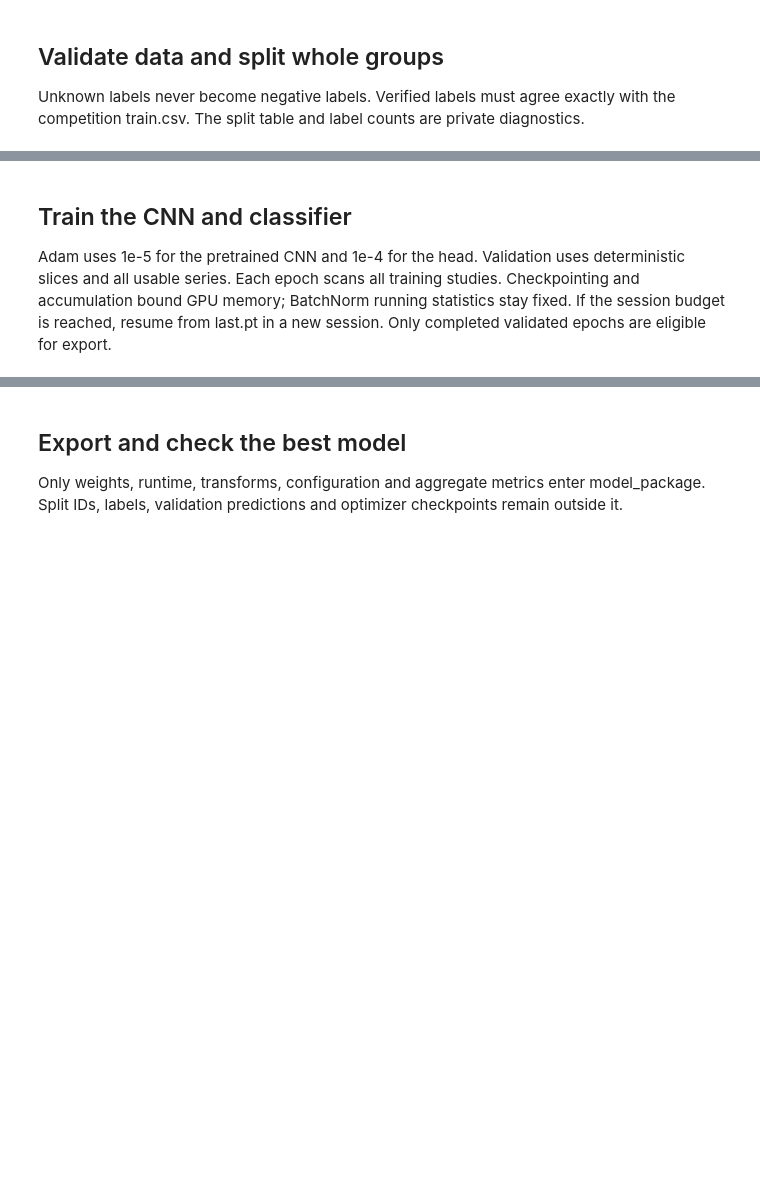
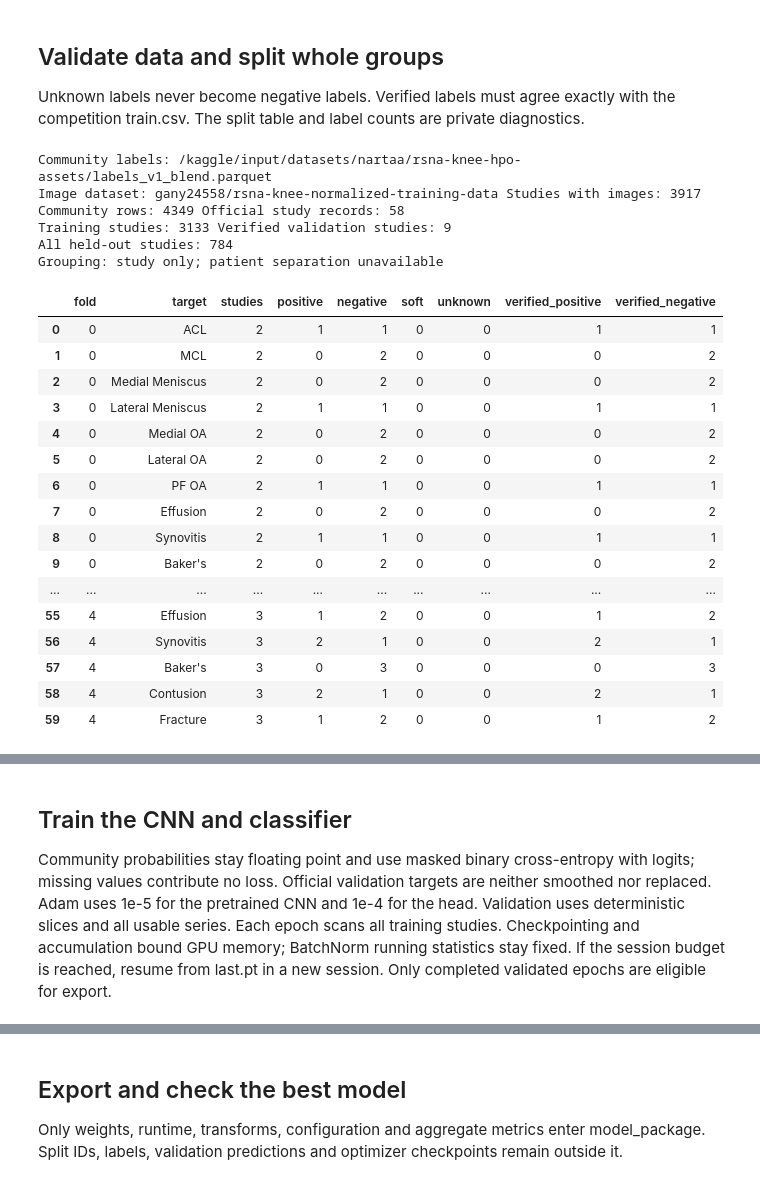
Before and after one commit to gany-c/rsna-knee-abnormality-detection, a Jupyter notebook: training/resnet34/train-knee-resnet34.ipynb, the cells around one changed output, grey strips where cells are left out. Drawn from its saved outputs; the diff is of its cells as text; code cells hidden in the pictures; blank space fills up the shorter version.

Commit message:
resnet with community dataset and hybrid inference

```diff
--- a/training/resnet34/train-knee-resnet34.ipynb
+++ b/training/resnet34/train-knee-resnet34.ipynb
@@ -11,6 +11,14 @@ Upload destination: **gany24558/gc-rsna-knee-resnet34 / PyTorch / study-mil**. T
 # %%
 from pathlib import Path
 DATASET_ROOT = None
+# Keep the original image subset for a controlled comparison of label sets.
+DATASET_HANDLE = 'gany24558/rsna-knee-normalized-training-data'
+# For all 4,407 studies, instead use:
+# DATASET_HANDLE = 'gany24558/rsna-knee-normalized-all-training-data'
+COMMUNITY_LABELS_PATH = None # Auto-discover labels_v1_blend.parquet under /kaggle/input
+COMMUNITY_COLUMN_MAP = None # Optional mapping from our target names to parquet columns
+COMMUNITY_EPSILON = 0.05 # Smooth community targets once: p * 0.9 + 0.05
+COMMUNITY_WEIGHT = 0.25 # Official targets retain weight 1
 COMPETITION_ROOT = None
 PRETRAINED_PATH = None # Optional attached official torchvision resnet34 state dictionary
 RESUME_CHECKPOINT = None # Your own trusted last.pt from an earlier identical run
@@ -46,36 +54,72 @@ if min(CFG[k] for k in ['microbatch','accumulate','slices_per_series','max_train
     raise ValueError('Training sizes must be positive')
 torch.manual_seed(CFG['seed']);np.random.seed(CFG['seed']);random.seed(CFG['seed'])
 DEVICE=torch.device('cuda' if torch.cuda.is_available() else 'cpu')
-ROOT=data.discover_bundle(DATASET_ROOT)
+ROOT=data.discover_bundle(DATASET_ROOT,dataset_handle=DATASET_HANDLE)
 SERIES,LABELS,ALL_LABELS,INDEX=data.load_bundle(ROOT)
 if INDEX['preprocessing'].get('implementation')!='ef1a2effbba938df32d512f010e3786904efc0cda3d04c95b074e29265018b5d':
     raise ValueError('Unexpected preprocessing implementation; audit before changing the contract')
 if COMPETITION_ROOT is None:
     COMPETITION_ROOT=data.select_one([p.parent for p in data.find_input_files('/kaggle/input','train.csv')
         if (p.parent/'train_series.csv').is_file()],'COMPETITION_ROOT')
 official=pd.read_csv(Path(COMPETITION_ROOT)/'train.csv',dtype={data.ID:str})
 if not official[data.ID].is_unique or set(official[data.ID])!=set(ALL_LABELS[data.ID]):
     raise ValueError('Official training studies differ from generated-label dataset')
 original=official.set_index(data.ID).loc[ALL_LABELS[data.ID]]
 for target in data.TARGETS:
     gold=original[target].notna().to_numpy()
     if not np.array_equal(gold,ALL_LABELS[target+'__gold'].to_numpy(bool)):
         raise ValueError('Verified mask drift: '+target)
     if not np.array_equal(original[target].to_numpy()[gold],ALL_LABELS[target].to_numpy()[gold]):
         raise ValueError('Verified label drift: '+target)
+if COMMUNITY_LABELS_PATH is None:
+    COMMUNITY_LABELS_PATH=data.select_one(
+        list(data.find_input_files('/kaggle/input','labels_v1_blend.parquet')),
+        'COMMUNITY_LABELS_PATH (attach nartaa/rsna-knee-hpo-assets)')
+ALL_LABELS,LABEL_PROVENANCE=data.apply_community_labels(
+    ALL_LABELS,COMMUNITY_LABELS_PATH,COMMUNITY_EPSILON,COMMUNITY_WEIGHT,COMMUNITY_COLUMN_MAP)
+LABELS=ALL_LABELS.loc[ALL_LABELS[data.ID].isin(SERIES[data.ID])].copy().sort_values(data.ID).reset_index(drop=True)
+print('Community labels:',COMMUNITY_LABELS_PATH)
+print('Image dataset:',DATASET_HANDLE,'Studies with images:',len(LABELS))
+print('Community rows:',LABEL_PROVENANCE['rows'],'Official study records:',int(ALL_LABELS.has_gold.sum()))
 TRAIN,VAL,HELD_GROUPS=cnn.split_studies(LABELS,CFG['val_fraction'],CFG['seed'])
-IDENTITY=dict(configuration=CFG,dataset=INDEX['identity'],
+IDENTITY=dict(configuration=CFG,dataset=INDEX['identity'],label_provenance=LABEL_PROVENANCE,
               split_hash=data.fingerprint({'train':TRAIN[data.ID].tolist(),'held':sorted(HELD_GROUPS)}),
               source_hash=data.fingerprint(SOURCE_FILES),initialization='ImageNet ResNet34' if PRETRAINED_PATH is None else data.file_hash(PRETRAINED_PATH))
 WORK=OUTPUT_ROOT/data.fingerprint(IDENTITY)[:16];WORK.mkdir(parents=True,exist_ok=True)
 split=LABELS[[data.ID,'patient_group']].copy()
 split['role']=np.where(split.patient_group.isin(HELD_GROUPS),'held_out','training_group')
 split['used_for_validation']=split[data.ID].isin(VAL[data.ID])
 split['used_for_training']=split[data.ID].isin(TRAIN[data.ID])
 split.to_csv(WORK/'split_private.csv',index=False)
 data.atomic_json(WORK/'run_identity.json',IDENTITY)
+data.atomic_json(WORK/'label_provenance.json',LABEL_PROVENANCE)
+data.audit_labels(LABELS).to_csv(WORK/'label_audit_private.csv',index=False)
 print('Training studies:',len(TRAIN),'Verified validation studies:',len(VAL))
 print('All held-out studies:',split.role.eq('held_out').sum())
 print('Grouping:', 'study only; patient separation unavailable' if LABELS.patient_group.eq(LABELS[data.ID]).all() else 'provided patient groups')
 display(data.audit_labels(VAL))
 MODEL=cnn.ResNetKnee(pretrained=RESUME_CHECKPOINT is None,weights_path=PRETRAINED_PATH,dropout=CFG['dropout']).to(DEVICE)
+# %% [output]
+Community labels: /kaggle/input/datasets/nartaa/rsna-knee-hpo-assets/labels_v1_blend.parquet
+Image dataset: gany24558/rsna-knee-normalized-training-data Studies with images: 3917
+Community rows: 4349 Official study records: 58
+Training studies: 3133 Verified validation studies: 9
+All held-out studies: 784
+Grouping: study only; patient separation unavailable
+|  | fold | target | studies | positive | negative | soft | unknown | verified_positive | verified_negative |
+| 0 | 0 | ACL | 2 | 1 | 1 | 0 | 0 | 1 | 1 |
+| 1 | 0 | MCL | 2 | 0 | 2 | 0 | 0 | 0 | 2 |
+| 2 | 0 | Medial Meniscus | 2 | 0 | 2 | 0 | 0 | 0 | 2 |
+| 3 | 0 | Lateral Meniscus | 2 | 1 | 1 | 0 | 0 | 1 | 1 |
+| 4 | 0 | Medial OA | 2 | 0 | 2 | 0 | 0 | 0 | 2 |
+| 5 | 0 | Lateral OA | 2 | 0 | 2 | 0 | 0 | 0 | 2 |
+| 6 | 0 | PF OA | 2 | 1 | 1 | 0 | 0 | 1 | 1 |
+| 7 | 0 | Effusion | 2 | 0 | 2 | 0 | 0 | 0 | 2 |
+| 8 | 0 | Synovitis | 2 | 1 | 1 | 0 | 0 | 1 | 1 |
+| 9 | 0 | Baker's | 2 | 0 | 2 | 0 | 0 | 0 | 2 |
+| ... | ... | ... | ... | ... | ... | ... | ... | ... | ... |
+| 55 | 4 | Effusion | 3 | 1 | 2 | 0 | 0 | 1 | 2 |
+| 56 | 4 | Synovitis | 3 | 2 | 1 | 0 | 0 | 2 | 1 |
+| 57 | 4 | Baker's | 3 | 0 | 3 | 0 | 0 | 0 | 3 |
+| 58 | 4 | Contusion | 3 | 2 | 1 | 0 | 0 | 2 | 1 |
+| 59 | 4 | Fracture | 3 | 1 | 2 | 0 | 0 | 1 | 2 |
@@ -82,6 +127,6 @@ MODEL=cnn.ResNetKnee(pretrained=RESUME_CHECKPOINT is None,weights_path=PRETRAINE
 # %% [markdown]
 ## Train the CNN and classifier
-Adam uses 1e-5 for the pretrained CNN and 1e-4 for the head. Validation uses deterministic slices and all usable series. Each epoch scans all training studies. Checkpointing and accumulation bound GPU memory; BatchNorm running statistics stay fixed. If the session budget is reached, resume from last.pt in a new session. Only completed validated epochs are eligible for export.
+Community probabilities stay floating point and use masked binary cross-entropy with logits; missing values contribute no loss. Official validation targets are neither smoothed nor replaced. Adam uses 1e-5 for the pretrained CNN and 1e-4 for the head. Validation uses deterministic slices and all usable series. Each epoch scans all training studies. Checkpointing and accumulation bound GPU memory; BatchNorm running statistics stay fixed. If the session budget is reached, resume from last.pt in a new session. Only completed validated epochs are eligible for export.
 # %%
 BEST,HISTORY,STOP_REASON=cnn.train_model(MODEL,TRAIN,VAL,SERIES,INDEX['identity']['run_id'],CFG,WORK,IDENTITY,RESUME_CHECKPOINT)
 print('Stop reason:',STOP_REASON,'Best epoch:',BEST['epoch'],'Validation loss:',BEST['val_loss'])
```
Also changed, not shown: parts of 6 cells of this notebook, 8 other files.
